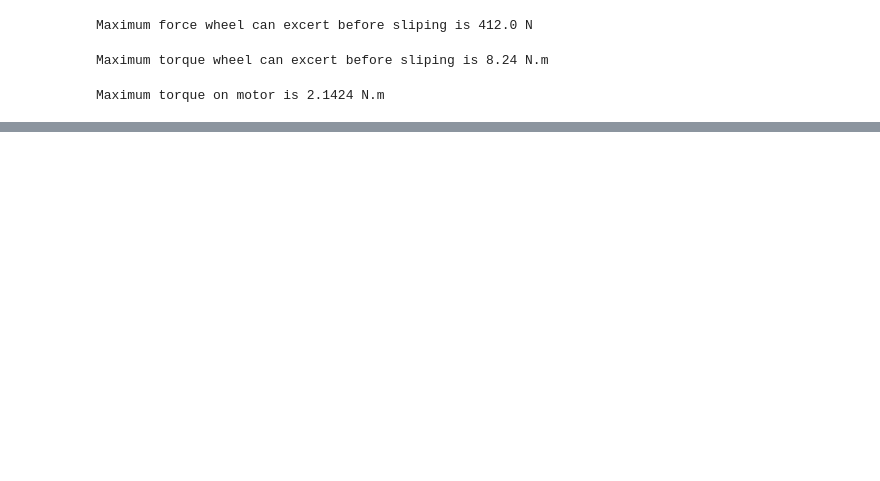
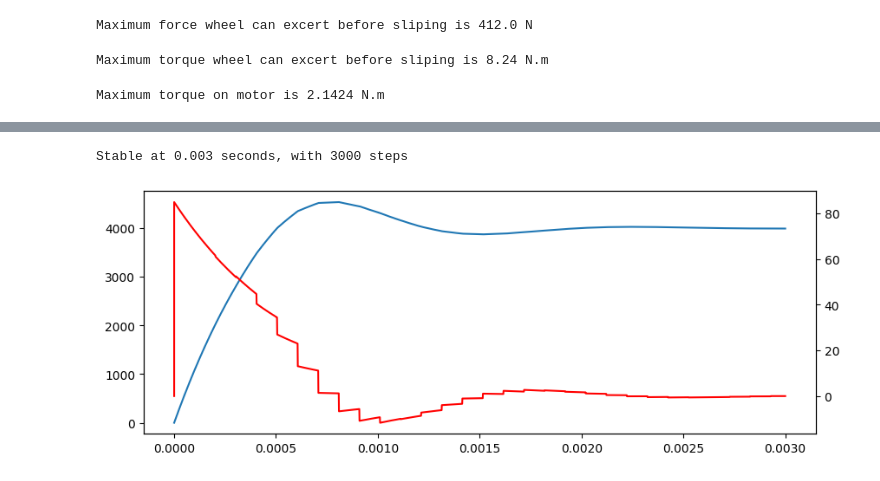
Before and after one commit to jvSanches/robot_dynamics, a Jupyter notebook: raiju_calc.ipynb, the cells around one changed output, grey strips where cells are left out. Cells and saved outputs as stored; diff of their text form; code cells hidden in the pictures; blank space fills up the shorter version.

Commit message:
775 comparison and controller prototype

```diff
--- a/raiju_calc.ipynb
+++ b/raiju_calc.ipynb
@@ -71,0 +125,70 @@ Stable at 0.0049 seconds, with 49 steps
+# %%
+# Speed controller
+freq_setpoint = 4000/60
+timestep = 0.000001 #s
+motor_a = [0]
+motor_rotation = [0]
+motor_torque = [0]
+motor_current=[0]
+voltage = 18
+motor_inertia = 102 /1000 /100/100
+motor_rpm = [0]
+t = [0]
+unstable = 2
+i = 0
+
+controller_period = 0.0001
+Kp = 0.01
+Ki = 100
+error_integral = 0
+controller_tick = -1
+controller_output = 0
+controller_output_saturation = 0
+controller_past_error = 0
+while unstable:
+    motor_rotation.append(motor_rotation[-1]+motor_a[-1]*timestep)
+### Controller
+    if t[-1] > controller_tick + controller_period:
+        error = freq_setpoint - motor_rotation[-1]
+        if not controller_output_saturation:
+            error_integral += error * controller_period
+        error_derivative = error-controller_past_error / controller_period
+
+
+        controller_output = error * Kp + error_integral * Ki
+        controller_tick = t[-1]
+        controller_past_error = error
+        if controller_output > 1:
+            controller_output = 1
+            controller_output_saturation = 1
+        elif controller_output < -1:
+            controller_output = -1
+            controller_output_saturation = 1
+        else:
+            controller_output_saturation = 0
+###
+
+
+    step_torque, step_current = getMotorTorque(voltage * controller_output, motor_rotation[-1])
+    # step_torque -= 0.5
+    motor_torque.append(step_torque)
+    motor_a.append(step_torque/(motor_inertia))
+    motor_rpm.append(motor_rotation[-1]*60)
+    motor_current.append(step_current)
+    t.append(i*timestep)
+    if len(t)>100 and (max(motor_rotation[-100:]) - min(motor_rotation[-100:])) < 0.01:
+        unstable = 0
+        print(f"Stable at {t[-1]} seconds, with {i} steps")
+    elif i==10000000: #max steps
+        unstable = 0
+    i+=1
+
+plt.figure(figsize=(10,8))
+ax0 = plt.subplot(211)
+ax1 = ax0.twinx()
+ax0.plot(t, motor_rpm)
+ax1.plot(t, motor_current, "red")
+plt.show()
+# %% [output]
+Stable at 0.003 seconds, with 3000 steps
+[figure, added]
```
Also changed, not shown: parts of 5 cells of this notebook.
